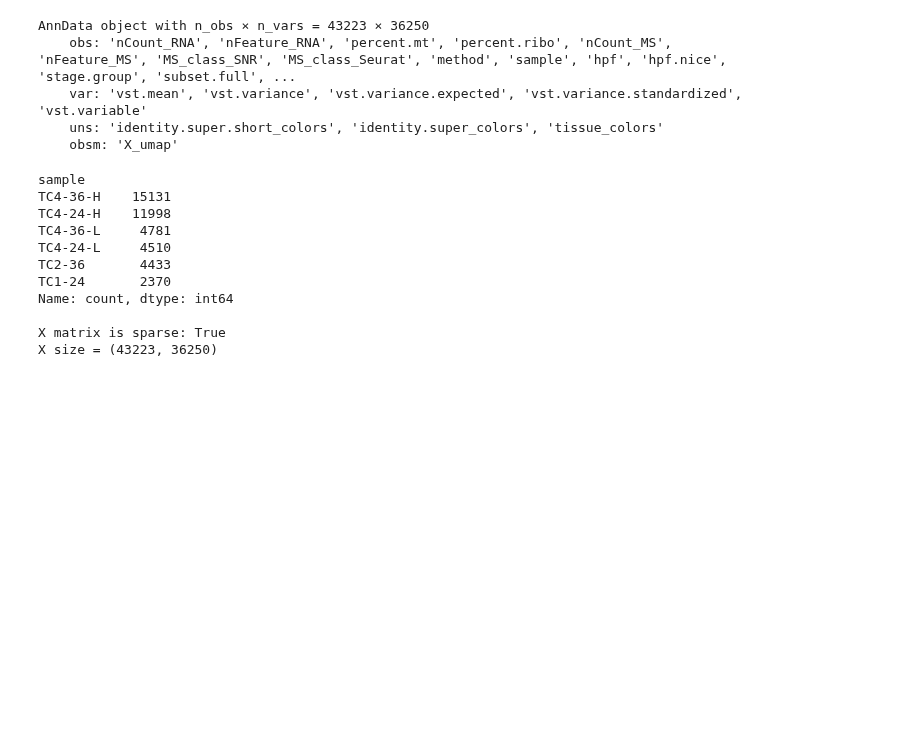
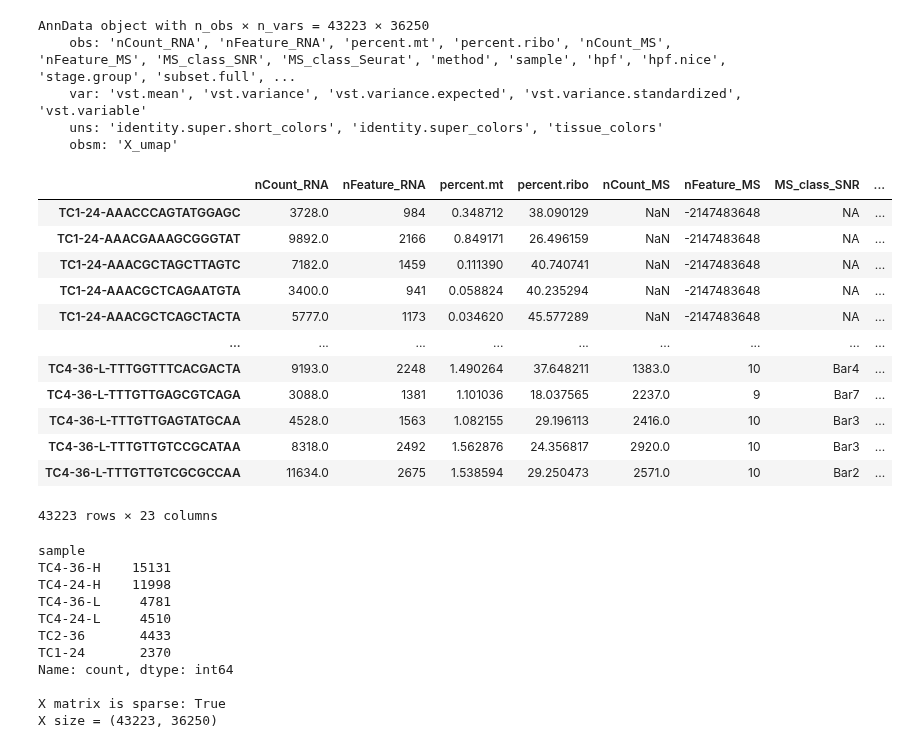
Before and after one commit to senseibence/McKinnon-Rosati-Laboratory, a Jupyter notebook: Project 1/Autoannotator/autoannotator_zebrafish.ipynb, the cells around one changed output. Saved outputs shown, nothing was run; the diff lists cells and outputs as text; code cells hidden in the pictures; blank space fills up the shorter version.

```diff
--- a/Project 1/Autoannotator/autoannotator_zebrafish.ipynb
+++ b/Project 1/Autoannotator/autoannotator_zebrafish.ipynb
@@ -37,6 +17,22 @@ AnnData object with n_obs × n_vars = 43223 × 36250
     var: 'vst.mean', 'vst.variance', 'vst.variance.expected', 'vst.variance.standardized', 'vst.variable'
     uns: 'identity.super.short_colors', 'identity.super_colors', 'tissue_colors'
     obsm: 'X_umap'
+# %%
+adata.obs
+# %% [output]
+|  | nCount_RNA | nFeature_RNA | percent.mt | percent.ribo | nCount_MS | nFeature_MS | MS_class_SNR | ... |
+| TC1-24-AAACCCAGTATGGAGC | 3728.0 | 984 | 0.348712 | 38.090129 | NaN | -2147483648 | NA | ... |
+| TC1-24-AAACGAAAGCGGGTAT | 9892.0 | 2166 | 0.849171 | 26.496159 | NaN | -2147483648 | NA | ... |
+| TC1-24-AAACGCTAGCTTAGTC | 7182.0 | 1459 | 0.111390 | 40.740741 | NaN | -2147483648 | NA | ... |
+| TC1-24-AAACGCTCAGAATGTA | 3400.0 | 941 | 0.058824 | 40.235294 | NaN | -2147483648 | NA | ... |
+| TC1-24-AAACGCTCAGCTACTA | 5777.0 | 1173 | 0.034620 | 45.577289 | NaN | -2147483648 | NA | ... |
+| ... | ... | ... | ... | ... | ... | ... | ... | ... |
+| TC4-36-L-TTTGGTTTCACGACTA | 9193.0 | 2248 | 1.490264 | 37.648211 | 1383.0 | 10 | Bar4 | ... |
+| TC4-36-L-TTTGTTGAGCGTCAGA | 3088.0 | 1381 | 1.101036 | 18.037565 | 2237.0 | 9 | Bar7 | ... |
+| TC4-36-L-TTTGTTGAGTATGCAA | 4528.0 | 1563 | 1.082155 | 29.196113 | 2416.0 | 10 | Bar3 | ... |
+| TC4-36-L-TTTGTTGTCCGCATAA | 8318.0 | 2492 | 1.562876 | 24.356817 | 2920.0 | 10 | Bar3 | ... |
+| TC4-36-L-TTTGTTGTCGCGCCAA | 11634.0 | 2675 | 1.538594 | 29.250473 | 2571.0 | 10 | Bar2 | ... |
+43223 rows × 23 columns
 # %%
 print(adata.obs['sample'].value_counts())
 print()
```
Also changed, not shown: parts of 2 cells of this notebook.
